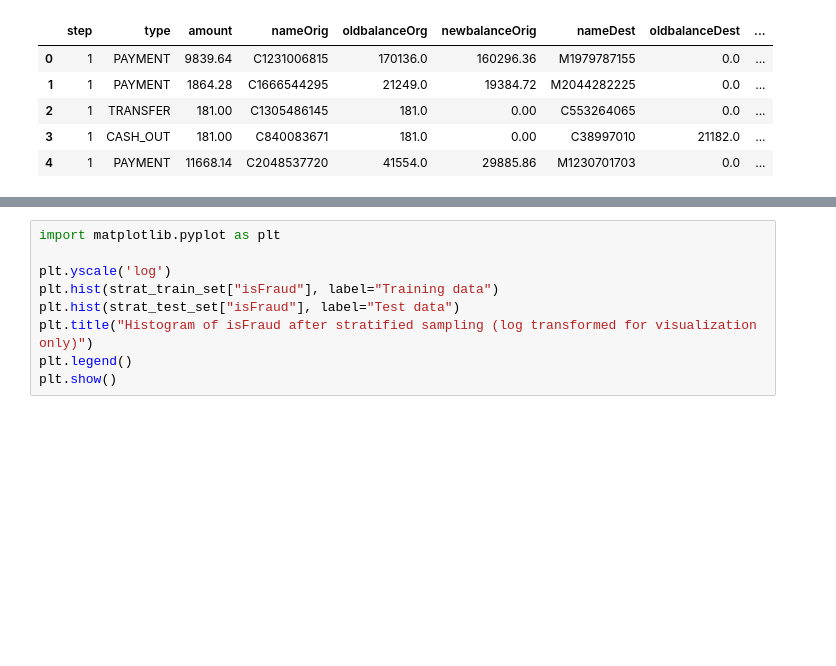
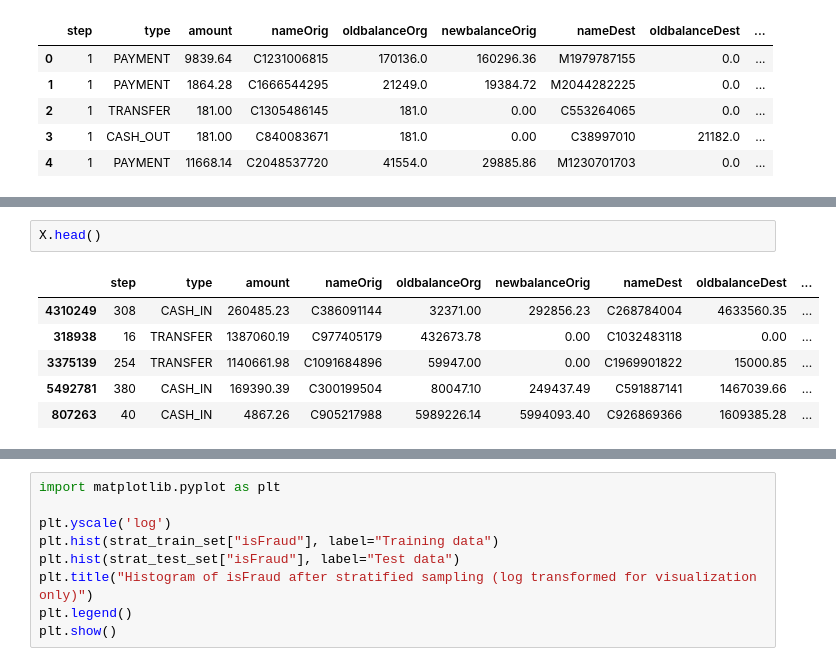
Before and after one commit to rtiwari6-stats/fraud-classifier, a Jupyter notebook: Online_Payments_Fraud_Detection.ipynb, the cells around one changed output, grey strips where cells are left out. Drawn from its saved outputs; the diff is of its cells as text; blank space fills up the shorter version.

```diff
--- a/Online_Payments_Fraud_Detection.ipynb
+++ b/Online_Payments_Fraud_Detection.ipynb
@@ -87,0 +100,9 @@ y_test = strat_test_set["isFraud"].copy()
+# %%
+X.head()
+# %% [output]
+|  | step | type | amount | nameOrig | oldbalanceOrg | newbalanceOrig | nameDest | oldbalanceDest | ... |
+| 4310249 | 308 | CASH_IN | 260485.23 | C386091144 | 32371.00 | 292856.23 | C268784004 | 4633560.35 | ... |
+| 318938 | 16 | TRANSFER | 1387060.19 | C977405179 | 432673.78 | 0.00 | C1032483118 | 0.00 | ... |
+| 3375139 | 254 | TRANSFER | 1140661.98 | C1091684896 | 59947.00 | 0.00 | C1969901822 | 15000.85 | ... |
+| 5492781 | 380 | CASH_IN | 169390.39 | C300199504 | 80047.10 | 249437.49 | C591887141 | 1467039.66 | ... |
+| 807263 | 40 | CASH_IN | 4867.26 | C905217988 | 5989226.14 | 5994093.40 | C926869366 | 1609385.28 | ... |
```
Also changed, not shown: parts of 5 cells of this notebook.
